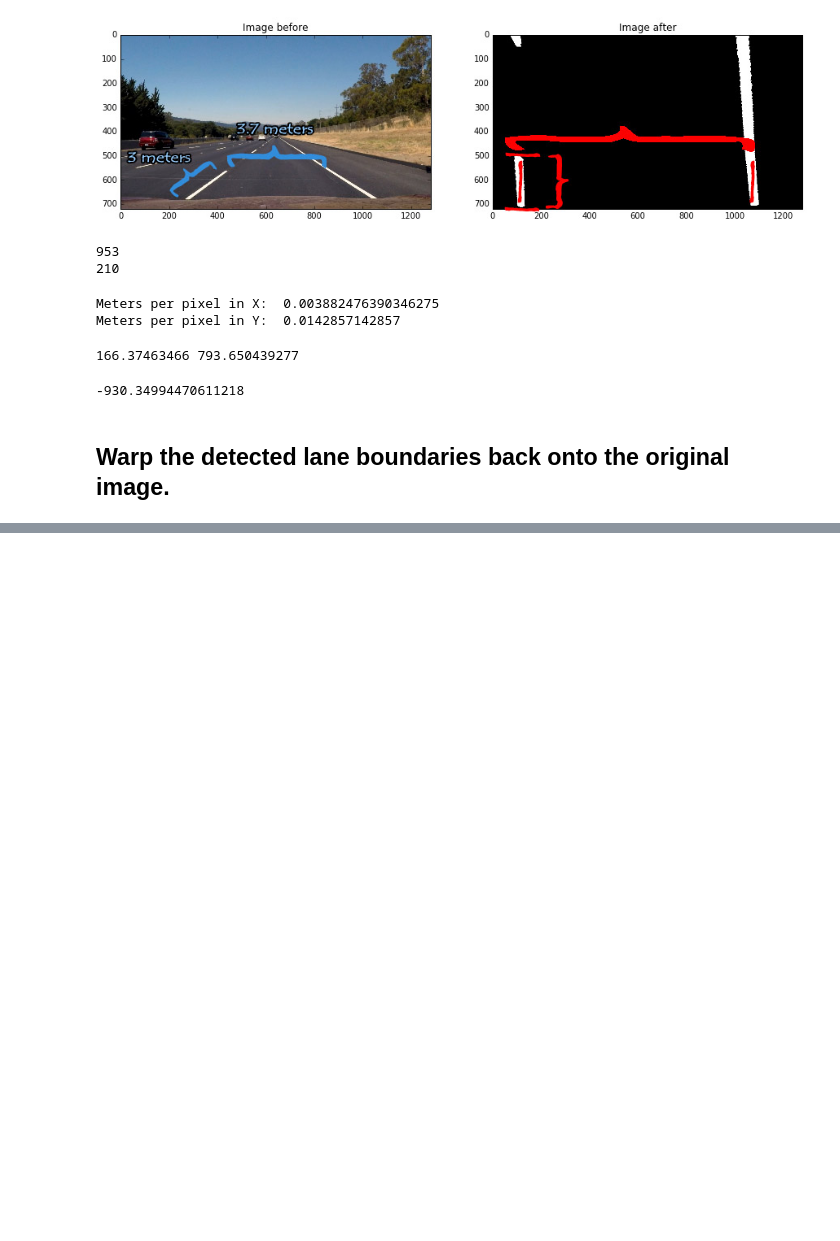
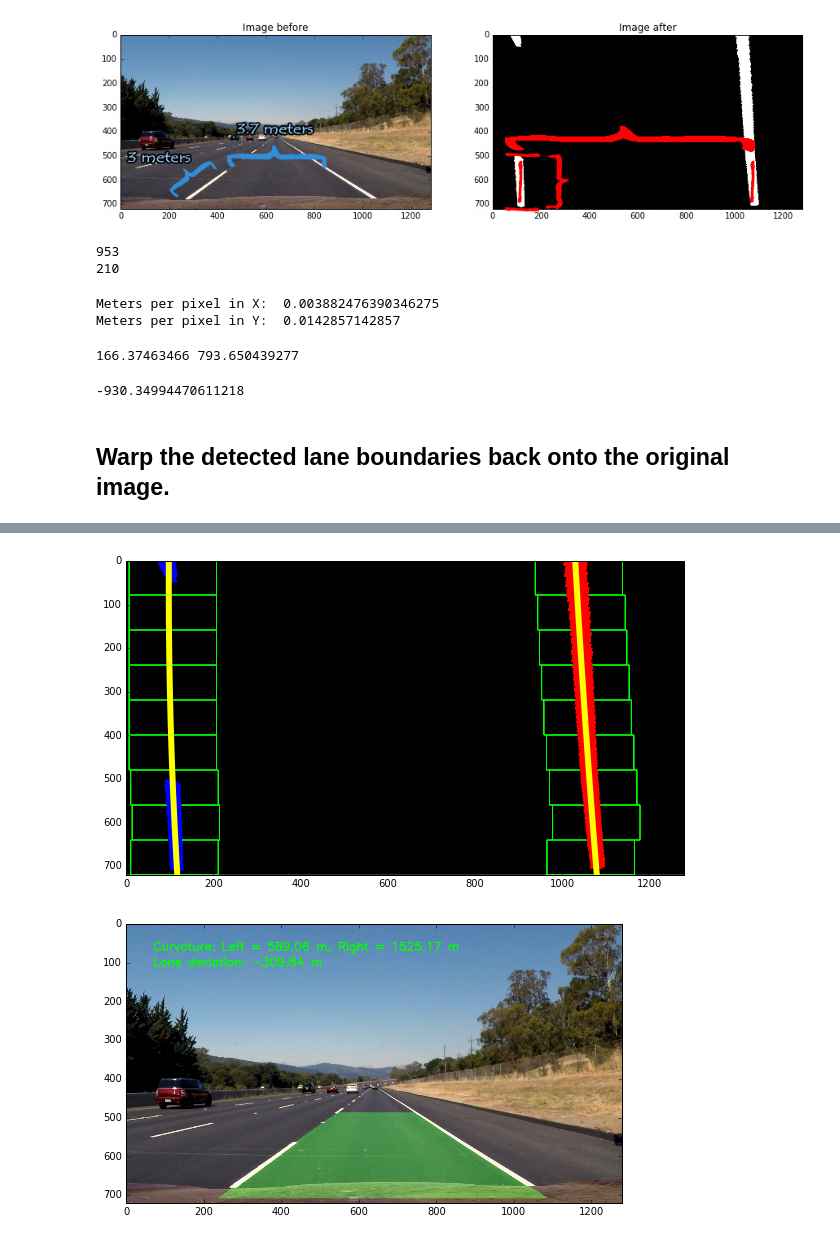
Before and after one commit to csq20081052/CarND-Advanced-Lane-Lines-P4, a Jupyter notebook: Pipeline_part2.ipynb, the cells around one changed output, grey strips where cells are left out. Drawn from its saved outputs; the diff is of its cells as text; code cells hidden in the pictures; blank space fills up the shorter version.

```diff
--- a/Pipeline_part2.ipynb
+++ b/Pipeline_part2.ipynb
@@ -357,0 +426,12 @@ get_center(birds_eye_yellow.shape, poly_meters, xm_per_pix)
+# %%
+# Let's give a try with the other testing image
+
+windows, pixels, poly = detect_lanes(birds_eye_white)
+visualize_detected_lines(birds_eye_white, windows, pixels, poly)
+left_curvature, right_curvature, poly_meters = get_curvature_in_meters(birds_eye_white, pixels, xm_per_pix, ym_per_pix)
+deviation = get_deviation_from_center(birds_eye_white.shape, poly_meters, xm_per_pix)
+unwarped = draw_lane_unwarped(laboratory_rat_white, birds_eye_white, poly, inv_M)
+draw_stats(unwarped, [left_curvature, right_curvature], deviation)
+# %% [output]
+[figure, added]
+[figure, added]
```
Also changed, not shown: parts of 13 cells of this notebook.
